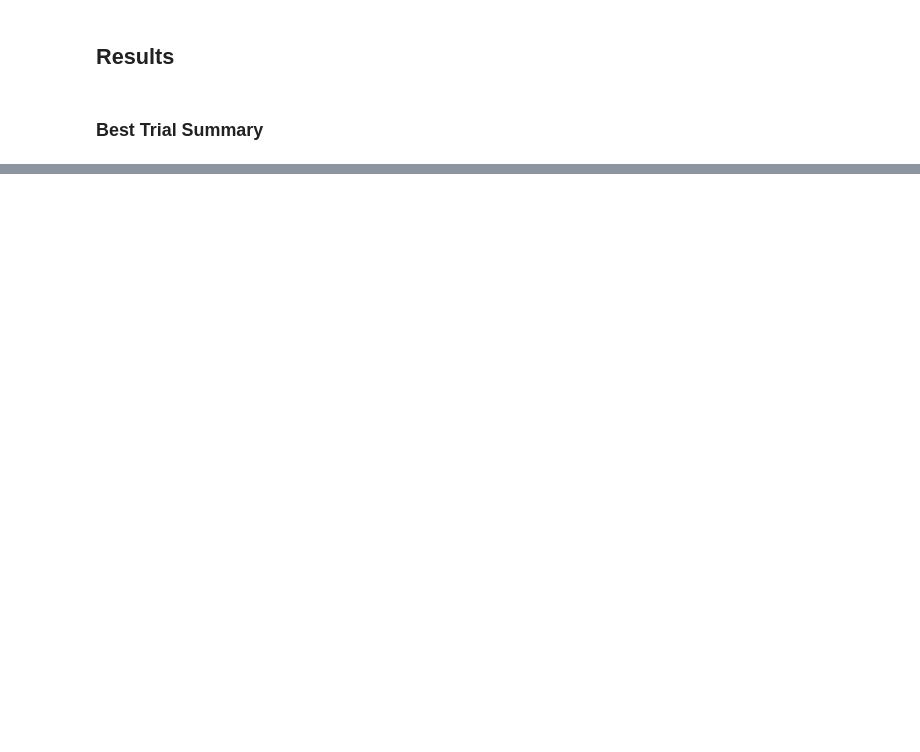
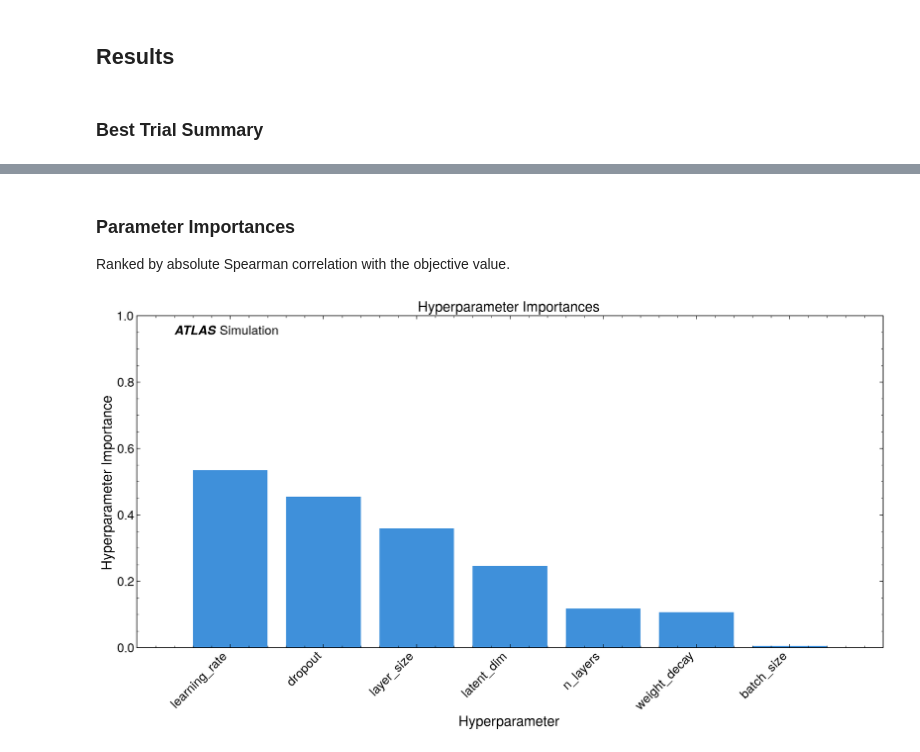
Before and after one commit to islazykv/tau-anomaly-detection, a Jupyter notebook: notebooks/04_hyperparameter_tuning.ipynb, the cells around one changed output, grey strips where cells are left out. Cells and saved outputs as stored; diff of their text form; code cells hidden in the pictures; blank space fills up the shorter version.

```diff
--- a/notebooks/04_hyperparameter_tuning.ipynb
+++ b/notebooks/04_hyperparameter_tuning.ipynb
@@ -222,0 +242,11 @@ print(f"Tuning plots saved to: {plots_dir.relative_to(path)}")
+# %% [markdown]
+### Parameter Importances
+
+Ranked by absolute Spearman correlation with the objective value.
+# %%
+from src.models.plots import plot_hyperparameter_importance
+
+fig = plot_hyperparameter_importance(trial_df)
+save_figure(fig, plots_dir / "param_importances.png")
+# %% [output]
+[figure, added]
```
Also changed, not shown: parts of 26 cells of this notebook, 6 other files.
